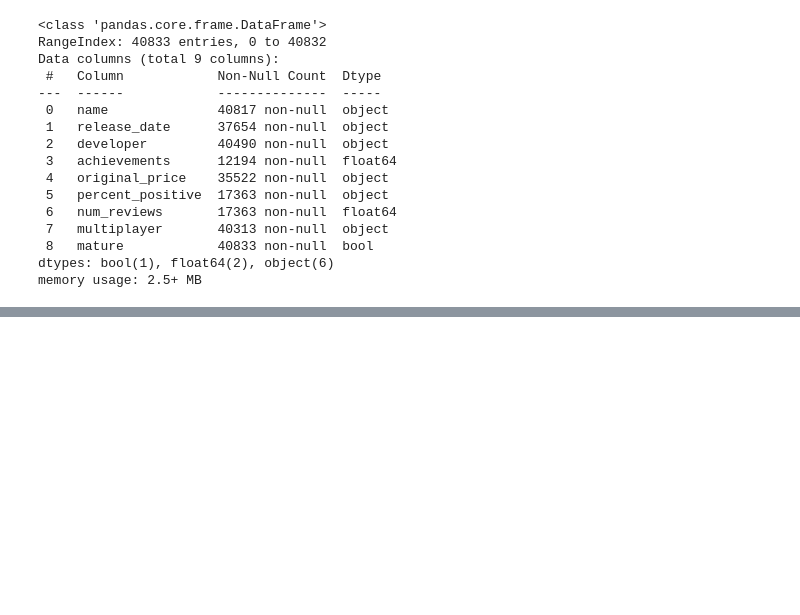
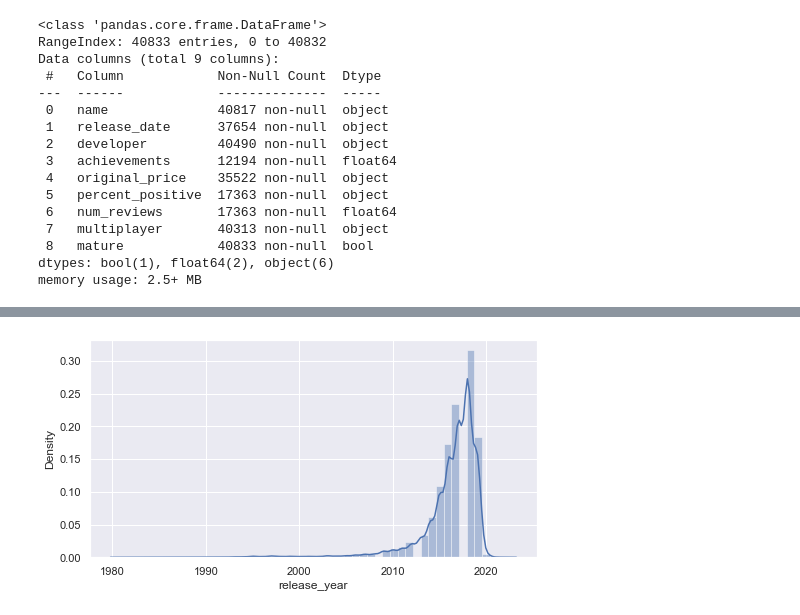
Before and after one commit to luiveldel/Videogames-Clustering, a Jupyter notebook: notebook.ipynb, the cells around one changed output, grey strips where cells are left out. Cells and saved outputs as stored; diff of their text form; code cells hidden in the pictures; blank space fills up the shorter version.

```diff
--- a/notebook.ipynb
+++ b/notebook.ipynb
@@ -627,0 +264,5 @@ plt.show()
+# %%
+sns.distplot(data['release_year'])
+plt.show()
+# %% [output]
+[figure, added]
```
Also changed, not shown: parts of 138 cells of this notebook.
